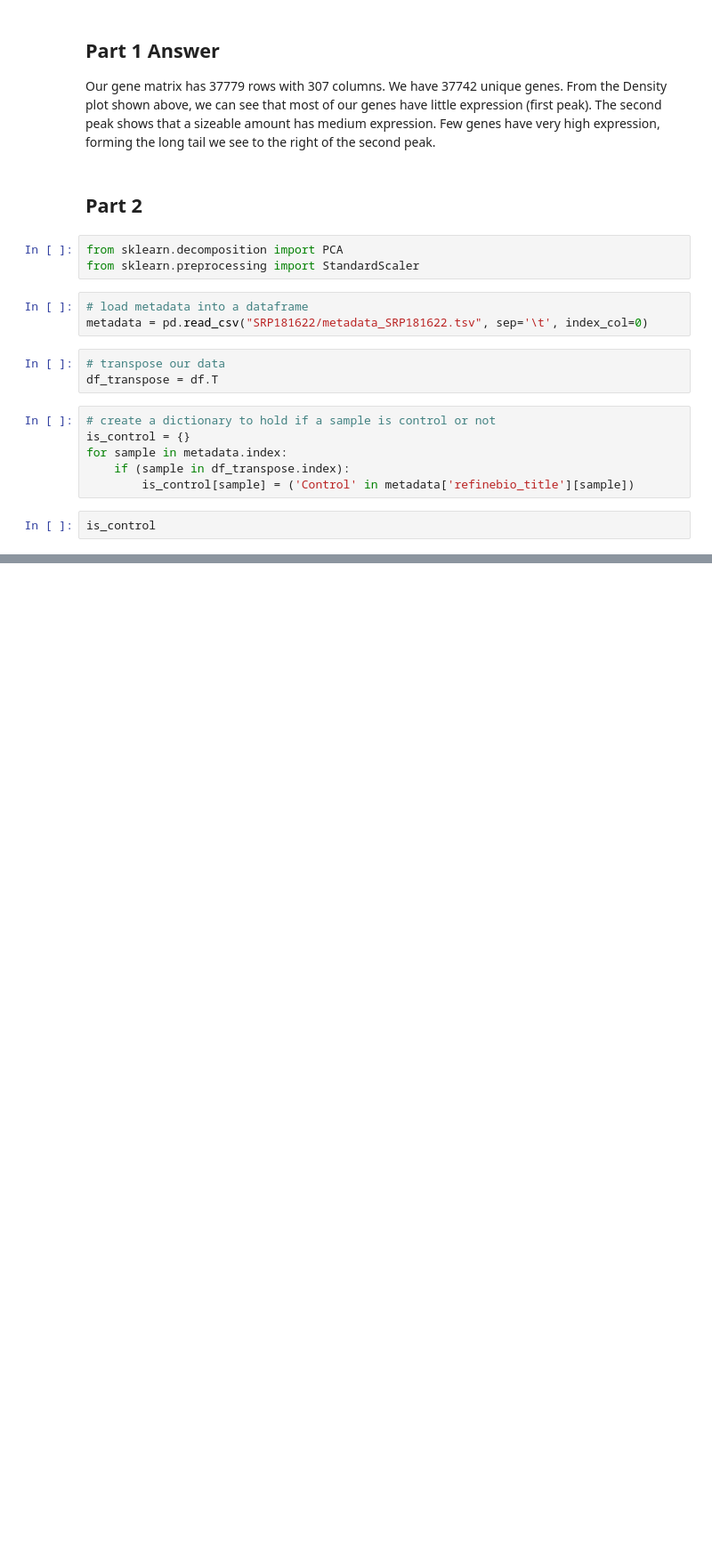
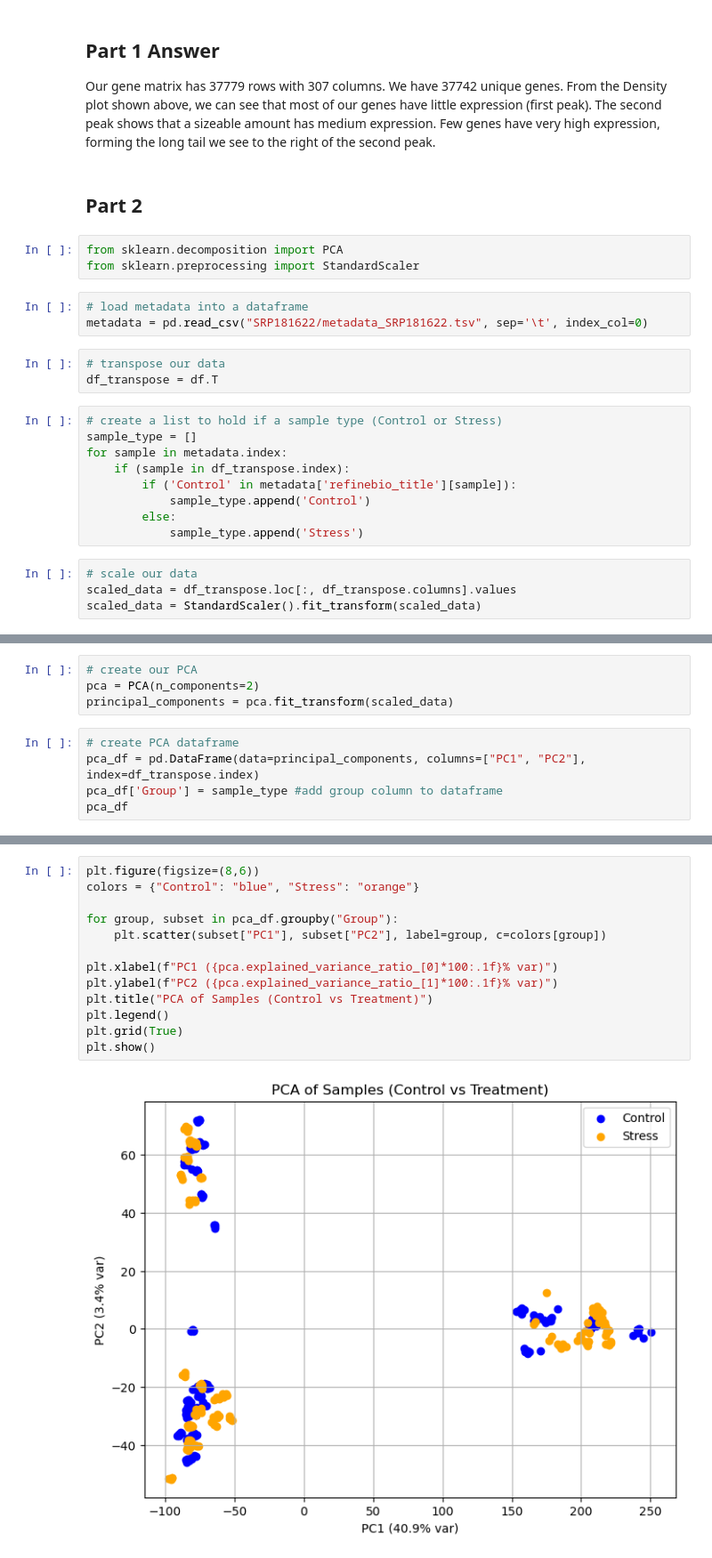
Before and after one commit to jess16313/Bioinformatics-baddies, a Jupyter notebook: Assignment_2.ipynb, the cells around one changed output, grey strips where cells are left out. Shown: that part at 89% size. Drawn from its saved outputs; the diff is of its cells as text; blank space fills up the shorter version.

```diff
--- a/Assignment_2.ipynb
+++ b/Assignment_2.ipynb
@@ -60,10 +62,15 @@ metadata = pd.read_csv("SRP181622/metadata_SRP181622.tsv", sep='\t', index_col=0
 # transpose our data
 df_transpose = df.T
 # %%
-# create a dictionary to hold if a sample is control or not
-is_control = {}
+# create a list to hold if a sample type (Control or Stress)
+sample_type = []
 for sample in metadata.index:
     if (sample in df_transpose.index):
-        is_control[sample] = ('Control' in metadata['refinebio_title'][sample])
+        if ('Control' in metadata['refinebio_title'][sample]):
+            sample_type.append('Control')
+        else:
+            sample_type.append('Stress')
 # %%
-is_control
+# scale our data
+scaled_data = df_transpose.loc[:, df_transpose.columns].values
+scaled_data = StandardScaler().fit_transform(scaled_data)
@@ -87,0 +77,9 @@ is_control
+# %%
+# create our PCA
+pca = PCA(n_components=2)
+principal_components = pca.fit_transform(scaled_data)
+# %%
+# create PCA dataframe
+pca_df = pd.DataFrame(data=principal_components, columns=["PC1", "PC2"], index=df_transpose.index)
+pca_df['Group'] = sample_type #add group column to dataframe
+pca_df
@@ -87,0 +100,15 @@ is_control
+# %%
+plt.figure(figsize=(8,6))
+colors = {"Control": "blue", "Stress": "orange"}
+
+for group, subset in pca_df.groupby("Group"):
+    plt.scatter(subset["PC1"], subset["PC2"], label=group, c=colors[group])
+
+plt.xlabel(f"PC1 ({pca.explained_variance_ratio_[0]*100:.1f}% var)")
+plt.ylabel(f"PC2 ({pca.explained_variance_ratio_[1]*100:.1f}% var)")
+plt.title("PCA of Samples (Control vs Treatment)")
+plt.legend()
+plt.grid(True)
+plt.show()
+# %% [output]
+[figure, added]
```
Also changed, not shown: parts of 3 cells of this notebook.
